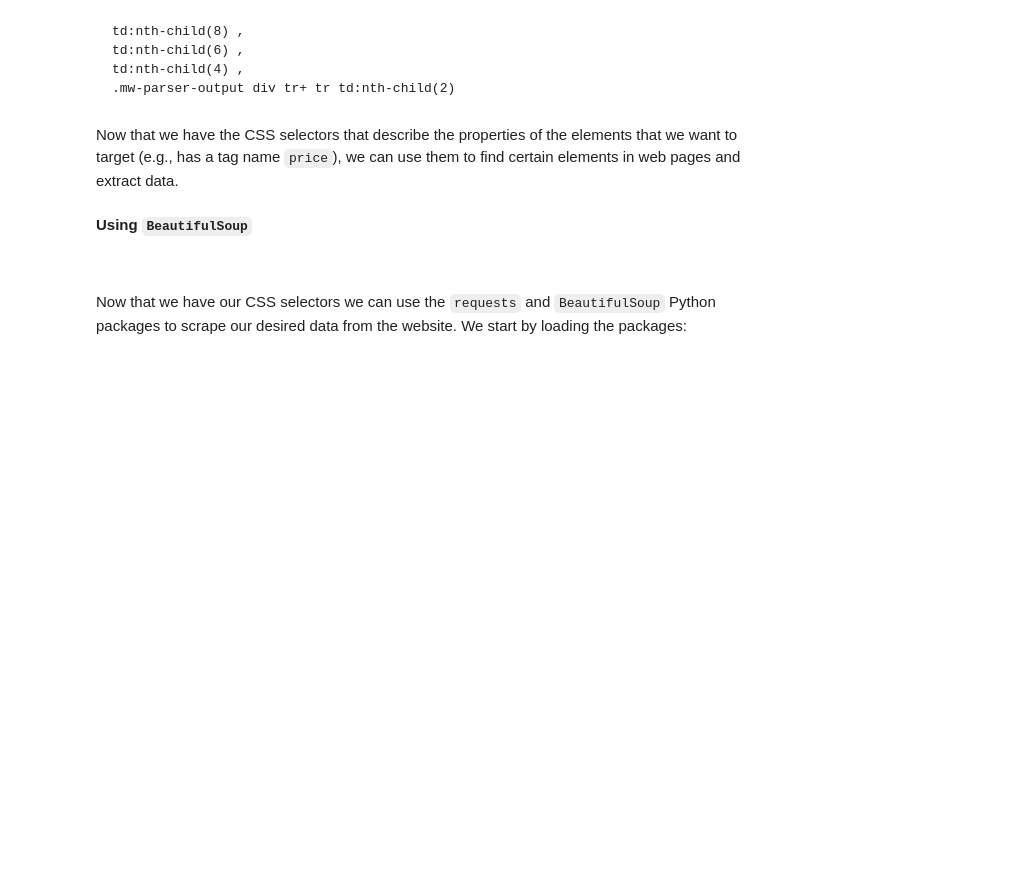
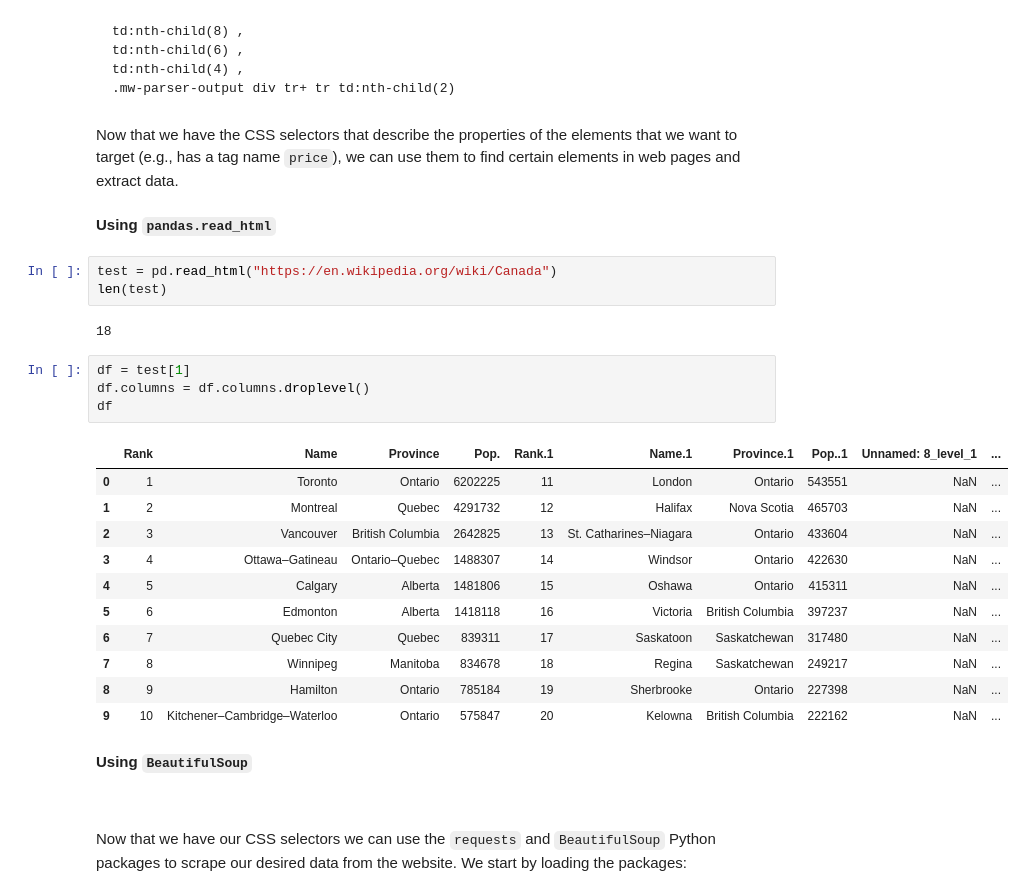
Before and after one commit to UBC-DSCI/introduction-to-datascience-python, a Jupyter notebook: source/reading.ipynb, the cells around one changed output. Cells and saved outputs as stored; diff of their text form; blank space fills up the shorter version.

```diff
--- a/source/reading.ipynb
+++ b/source/reading.ipynb
@@ -1330,6 +1330,29 @@ td:nth-child(4) ,
 Now that we have the CSS selectors that describe the properties of the elements
 that we want to target (e.g., has a tag name `price`), we can use them to find
 certain elements in web pages and extract data.
+# %% [markdown]
+**Using `pandas.read_html`**
+# %%
+test = pd.read_html("https://en.wikipedia.org/wiki/Canada")
+len(test)
+# %% [output]
+18
+# %%
+df = test[1]
+df.columns = df.columns.droplevel()
+df
+# %% [output]
+|  | Rank | Name | Province | Pop. | Rank.1 | Name.1 | Province.1 | Pop..1 | Unnamed: 8_level_1 | ... |
+| 0 | 1 | Toronto | Ontario | 6202225 | 11 | London | Ontario | 543551 | NaN | ... |
+| 1 | 2 | Montreal | Quebec | 4291732 | 12 | Halifax | Nova Scotia | 465703 | NaN | ... |
+| 2 | 3 | Vancouver | British Columbia | 2642825 | 13 | St. Catharines–Niagara | Ontario | 433604 | NaN | ... |
+| 3 | 4 | Ottawa–Gatineau | Ontario–Quebec | 1488307 | 14 | Windsor | Ontario | 422630 | NaN | ... |
+| 4 | 5 | Calgary | Alberta | 1481806 | 15 | Oshawa | Ontario | 415311 | NaN | ... |
+| 5 | 6 | Edmonton | Alberta | 1418118 | 16 | Victoria | British Columbia | 397237 | NaN | ... |
+| 6 | 7 | Quebec City | Quebec | 839311 | 17 | Saskatoon | Saskatchewan | 317480 | NaN | ... |
+| 7 | 8 | Winnipeg | Manitoba | 834678 | 18 | Regina | Saskatchewan | 249217 | NaN | ... |
+| 8 | 9 | Hamilton | Ontario | 785184 | 19 | Sherbrooke | Ontario | 227398 | NaN | ... |
+| 9 | 10 | Kitchener–Cambridge–Waterloo | Ontario | 575847 | 20 | Kelowna | British Columbia | 222162 | NaN | ... |
 # %% [markdown]
 **Using `BeautifulSoup`**
 
```
Also changed, not shown: parts of 20 cells of this notebook, 2 other files.
